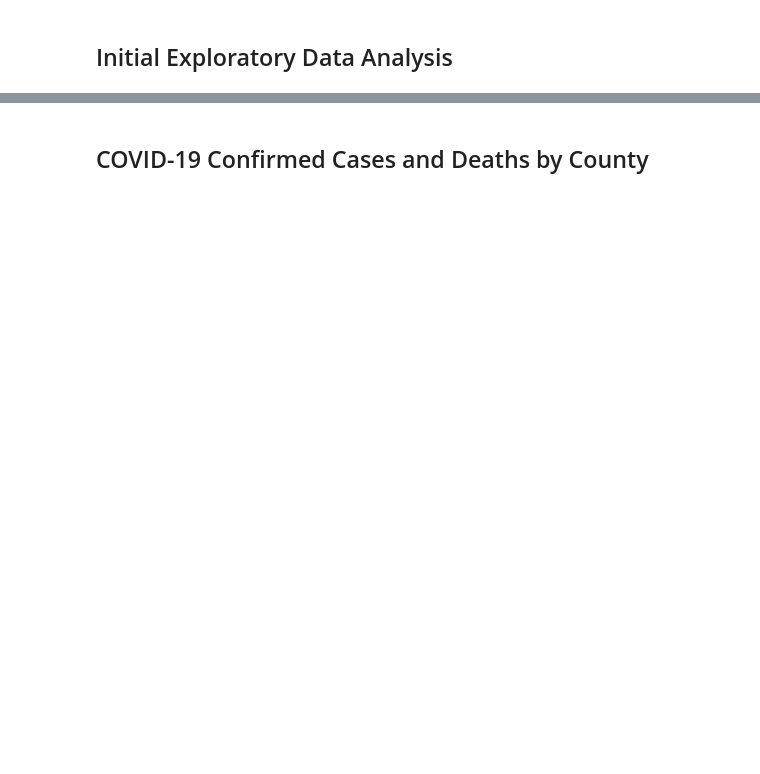
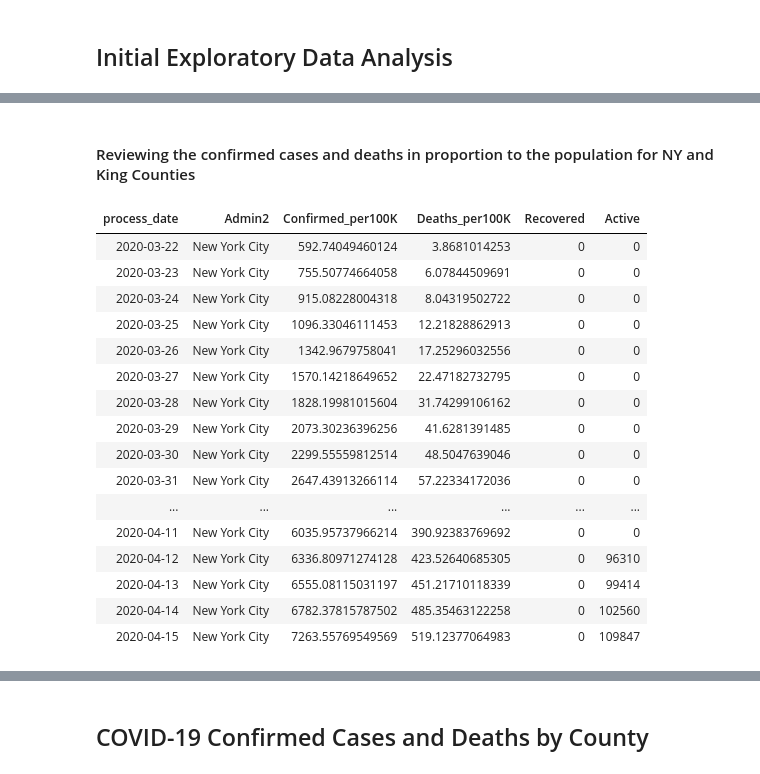
Before and after one commit to databricks/devrel, a Jupyter notebook: samples/JHU COVID-19 Analysis.ipynb, the cells around one changed output, grey strips where cells are left out. Cells and saved outputs as stored; diff of their text form; code cells hidden in the pictures; blank space fills up the shorter version.

```diff
--- a/samples/JHU COVID-19 Analysis.ipynb
+++ b/samples/JHU COVID-19 Analysis.ipynb
@@ -167,0 +185,5 @@ display(jhu_daily)
+# %%
+map_popest_county = spark.read.option("header", True).option("inferSchema", True).csv("/tmp/dennylee/COVID/population_estimates_by_county/co-est2019-alldata.csv")
+map_popest_county.createOrReplaceTempView("map_popest_county")
+fips_popest_county = spark.sql("select State * 1000 + substring(cast(1000 + County as string), 2, 3) as fips, STNAME, CTYNAME, census2010pop, POPESTIMATE2019 from map_popest_county")
+fips_popest_county.createOrReplaceTempView("fips_popest_county")
@@ -167,0 +195,8 @@ display(jhu_daily)
+# %%
+jhu_daily_pop = spark.sql("""
+SELECT f.FIPS, f.Admin2, f.Province_State, f.Country_Region, f.Last_Update, f.Lat, f.Long_, f.Confirmed, f.Deaths, f.Recovered, f.Active, f.Combined_Key, f.process_date, p.POPESTIMATE2019
+  FROM jhu_daily f
+    JOIN fips_popest_county p
+      ON p.fips = f.FIPS
+""")
+jhu_daily_pop.createOrReplaceTempView("jhu_daily_pop")
@@ -211,0 +251,23 @@ select process_date, Admin2, Confirmed, Deaths, Recovered, Active from jhu_daily
+# %% [markdown]
+#### Reviewing the confirmed cases and deaths in proportion to the population for NY and King Counties
+# %%
+%sql
+select process_date, Admin2, 100000.*Confirmed/POPESTIMATE2019 as Confirmed_per100K, 100000.*Deaths/POPESTIMATE2019 as Deaths_per100K, Recovered, Active from jhu_daily_pop where Province_State in ('New York') and Admin2 in ('New York City')
+# %% [output]
+| process_date | Admin2 | Confirmed_per100K | Deaths_per100K | Recovered | Active |
+| 2020-03-22 | New York City | 592.74049460124 | 3.8681014253 | 0 | 0 |
+| 2020-03-23 | New York City | 755.50774664058 | 6.07844509691 | 0 | 0 |
+| 2020-03-24 | New York City | 915.08228004318 | 8.04319502722 | 0 | 0 |
+| 2020-03-25 | New York City | 1096.33046111453 | 12.21828862913 | 0 | 0 |
+| 2020-03-26 | New York City | 1342.9679758041 | 17.25296032556 | 0 | 0 |
+| 2020-03-27 | New York City | 1570.14218649652 | 22.47182732795 | 0 | 0 |
+| 2020-03-28 | New York City | 1828.19981015604 | 31.74299106162 | 0 | 0 |
+| 2020-03-29 | New York City | 2073.30236396256 | 41.6281391485 | 0 | 0 |
+| 2020-03-30 | New York City | 2299.55559812514 | 48.5047639046 | 0 | 0 |
+| 2020-03-31 | New York City | 2647.43913266114 | 57.22334172036 | 0 | 0 |
+| ... | ... | ... | ... | ... | ... |
+| 2020-04-11 | New York City | 6035.95737966214 | 390.92383769692 | 0 | 0 |
+| 2020-04-12 | New York City | 6336.80971274128 | 423.52640685305 | 0 | 96310 |
+| 2020-04-13 | New York City | 6555.08115031197 | 451.21710118339 | 0 | 99414 |
+| 2020-04-14 | New York City | 6782.37815787502 | 485.35463122258 | 0 | 102560 |
+| 2020-04-15 | New York City | 7263.55769549569 | 519.12377064983 | 0 | 109847 |
```
Also changed, not shown: parts of 16 cells of this notebook, 5 other files.
